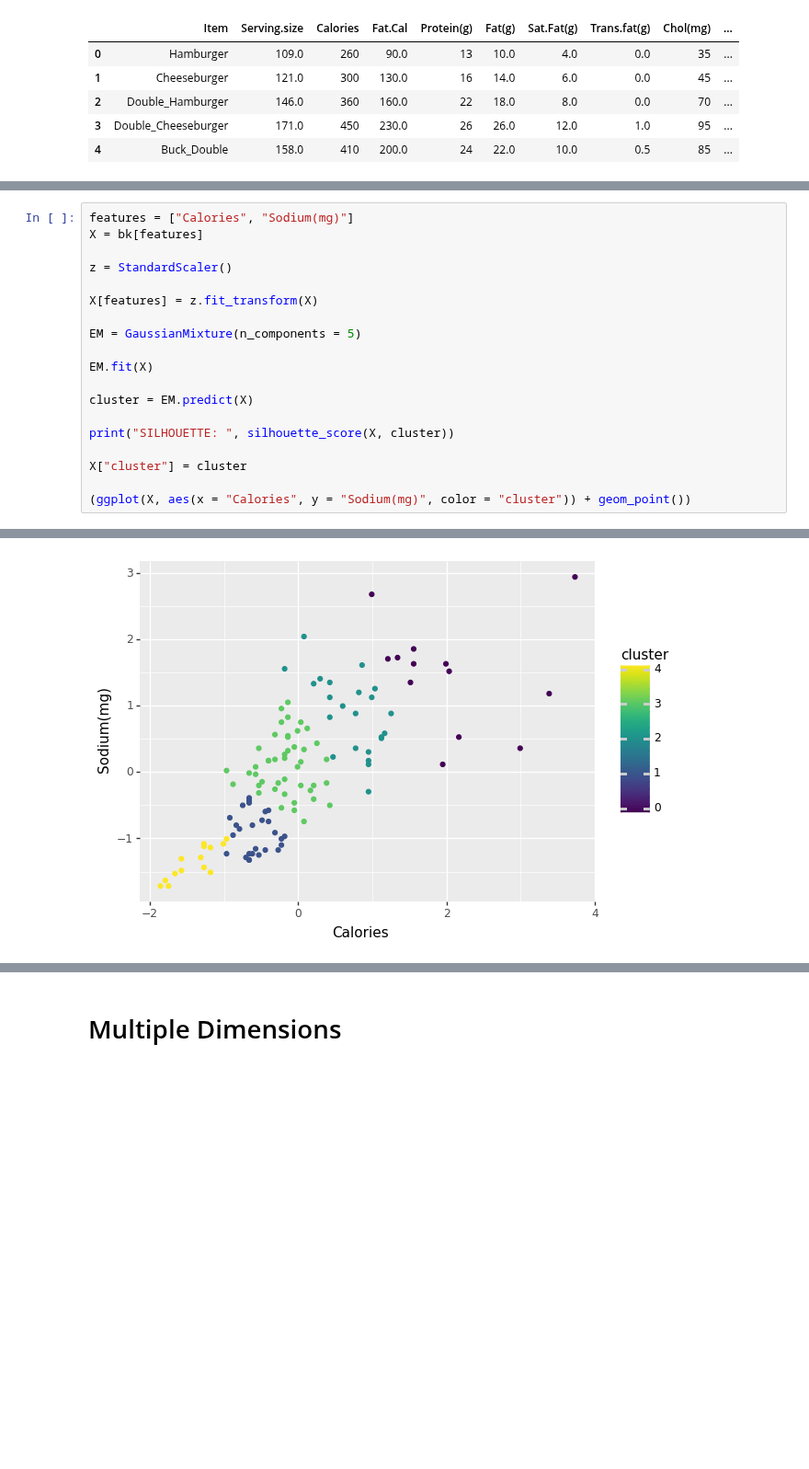
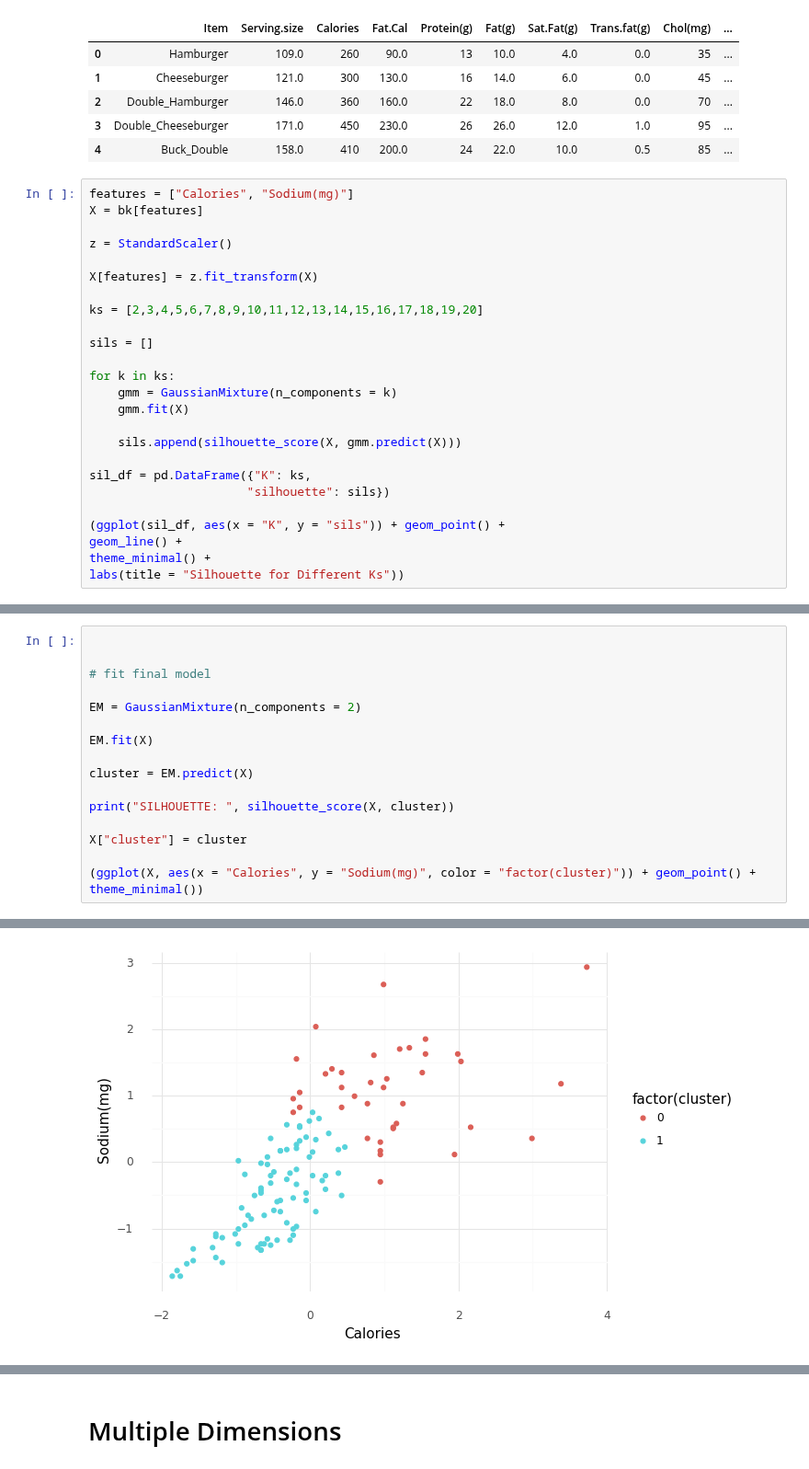
Before and after one commit to chelseaparlett/CPSC392ParlettPelleriti, a Jupyter notebook: Lectures/LectureNotebooks/Gaussian_Mixture_Models--Class_17.ipynb, the cells around one changed output, grey strips where cells are left out. Shown at 92% size. Cells and saved outputs as stored; diff of their text form; blank space fills up the shorter version.

```diff
--- a/Lectures/LectureNotebooks/Gaussian_Mixture_Models--Class_17.ipynb
+++ b/Lectures/LectureNotebooks/Gaussian_Mixture_Models--Class_17.ipynb
@@ -56,3 +56,28 @@ bk.head()
 | 2 | Double_Hamburger | 146.0 | 360 | 160.0 | 22 | 18.0 | 8.0 | 0.0 | 70 | ... |
 | 3 | Double_Cheeseburger | 171.0 | 450 | 230.0 | 26 | 26.0 | 12.0 | 1.0 | 95 | ... |
 | 4 | Buck_Double | 158.0 | 410 | 200.0 | 24 | 22.0 | 10.0 | 0.5 | 85 | ... |
+# %%
+features = ["Calories", "Sodium(mg)"]
+X = bk[features]
+
+z = StandardScaler()
+
+X[features] = z.fit_transform(X)
+
+ks = [2,3,4,5,6,7,8,9,10,11,12,13,14,15,16,17,18,19,20]
+
+sils = []
+
+for k in ks:
+    gmm = GaussianMixture(n_components = k)
+    gmm.fit(X)
+
+    sils.append(silhouette_score(X, gmm.predict(X)))
+
+sil_df = pd.DataFrame({"K": ks,
+                      "silhouette": sils})
+
+(ggplot(sil_df, aes(x = "K", y = "sils")) + geom_point() +
+geom_line() +
+theme_minimal() +
+labs(title = "Silhouette for Different Ks"))
@@ -59,12 +87,9 @@ bk.head()
 # %%
-features = ["Calories", "Sodium(mg)"]
-X = bk[features]
 
-z = StandardScaler()
 
-X[features] = z.fit_transform(X)
+# fit final model
 
-EM = GaussianMixture(n_components = 5)
+EM = GaussianMixture(n_components = 2)
 
 EM.fit(X)
 
@@ -74,5 +99,6 @@ print("SILHOUETTE: ", silhouette_score(X, cluster))
 
 X["cluster"] = cluster
 
-(ggplot(X, aes(x = "Calories", y = "Sodium(mg)", color = "cluster")) + geom_point())
+(ggplot(X, aes(x = "Calories", y = "Sodium(mg)", color = "factor(cluster)")) + geom_point() +
+theme_minimal())
 # %% [output]
@@ -80 +106 @@ SILHOUETTE:  0.3377579527269339
-[figure, old version]
+[figure, new version]
```
Also changed, not shown: parts of 15 cells of this notebook, 1 other file.
